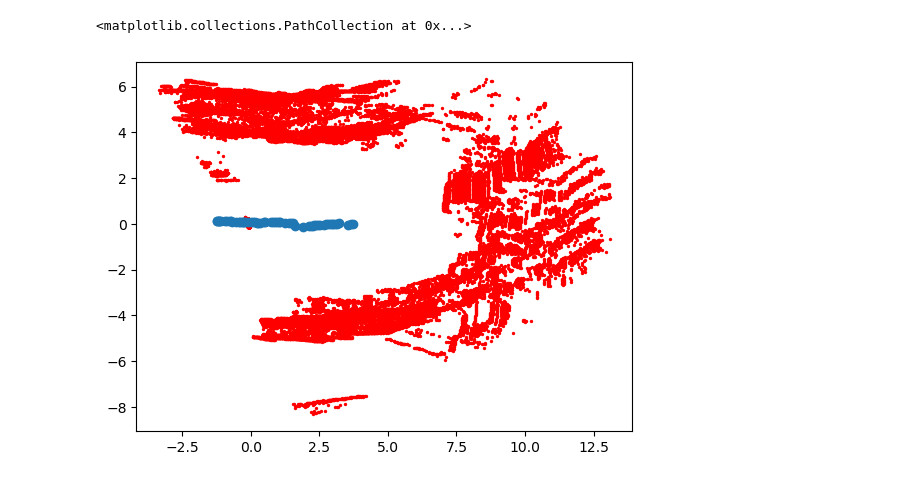
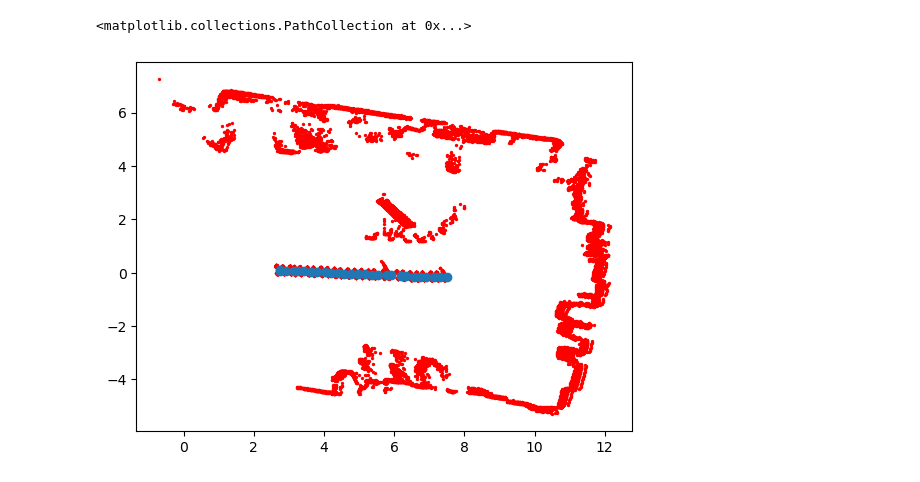
Before and after one commit to ShravanRavi2002/executor, a Jupyter notebook: trajectory.ipynb, the cells around one changed output. Cells and saved outputs as stored; diff of their text form; code cells hidden in the pictures.

```diff
--- a/trajectory.ipynb
+++ b/trajectory.ipynb
@@ -11,5 +10,5 @@ Jupyter environment detected. Enabling Open3D WebVisualizer.
 # %%
-scans = pd.read_csv('scan.csv', header=None, delimiter=' ').iloc[:, :-1]
+scans = pd.read_csv(csv_dir / 'scan.csv', header=None, delimiter=' ').iloc[:, :-1]
 def convert_to_xy(point_str):
     x, y = ast.literal_eval(point_str)
     return [x, y]
@@ -21,5 +20,5 @@ points.shape
 # %%
-df = pd.read_csv('transformation.csv', header=None).iloc[:, :-1]
+df = pd.read_csv(csv_dir / 'transformation.csv', header=None).iloc[:, :-1]
 trans = np.reshape(df, (-1, 4, 4))
 trans.shape
 # %% [output]
@@ -37,8 +36,9 @@ prior = prior[np.linalg.norm(prior, axis = 1) < 20]
 post = points[idx + 1]
 post = post[np.linalg.norm(post, axis = 1) < 20]
 prior = homogenous(prior)
-s = prior @ trans[idx + 1]
-plt.scatter(*s[:, :2].T, c='r')
+T = trans[idx + 1]
+prior_t = (T @ prior.T).T
+plt.scatter(*prior_t[:, :2].T, c='r')
 plt.scatter(*post[:, :2].T, c='b')
 # %% [output]
 <matplotlib.collections.PathCollection at 0x...>
@@ -59,5 +59,5 @@ pd.DataFrame(df_t).describe()
 # %%
-with open("optimized_poses.csv", 'r') as file:
+with open(csv_dir / "optimized_poses.csv", 'r') as file:
     lines = file.readlines()
 data = [line.strip('()\n').split(', ') for line in lines]
 pose_graph = np.array(data, dtype=float)
@@ -119,14 +119,14 @@ points.shape
 # %%
 for i in range(pose_graph.shape[0]):
   scan = points[i]
   scan = scan[np.linalg.norm(scan, axis=1) < 20]
   opt_loc = pose_graph[i][:3]
   T = se2_transform(*opt_loc)
   n = scan.shape[0]
   scan = np.hstack((scan, np.ones((n, 1))))
-  plt.scatter(*(scan @ T)[:, :2].T, c='r', s=2)
+  plt.scatter(*(T @ scan.T).T[:, :2].T, c='r', s=2)
 
 plt.scatter(*pose_graph[:, :2].T)
 # %% [output]
 <matplotlib.collections.PathCollection at 0x...>
-[figure, old version]
+[figure, new version]
```
Also changed, not shown: parts of 10 cells of this notebook.
